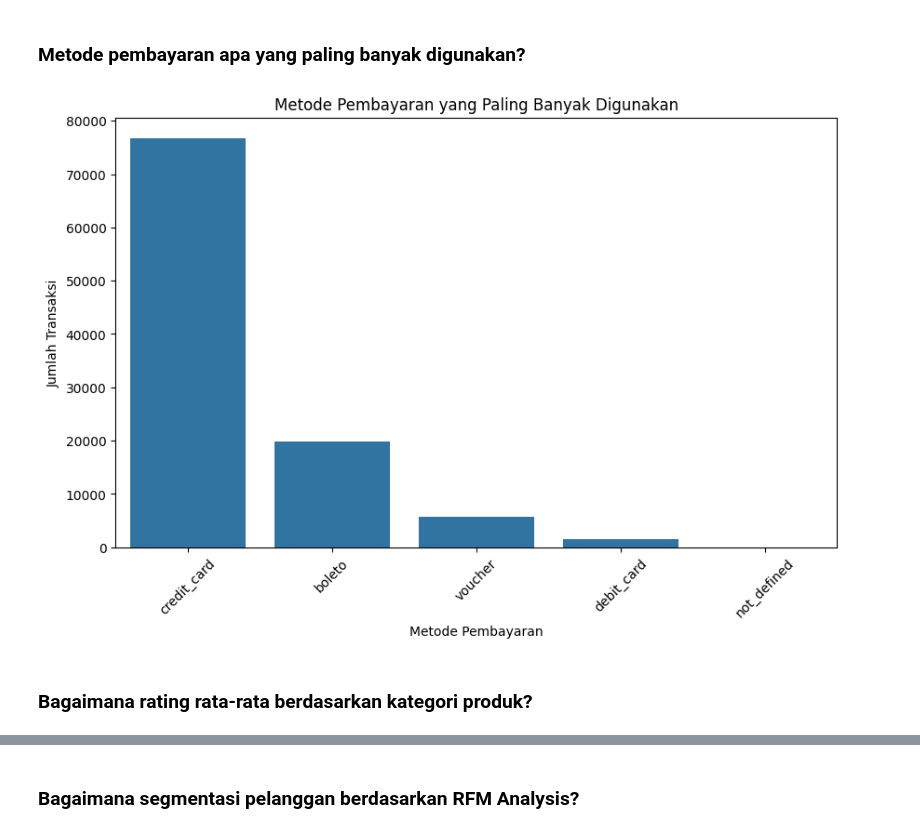
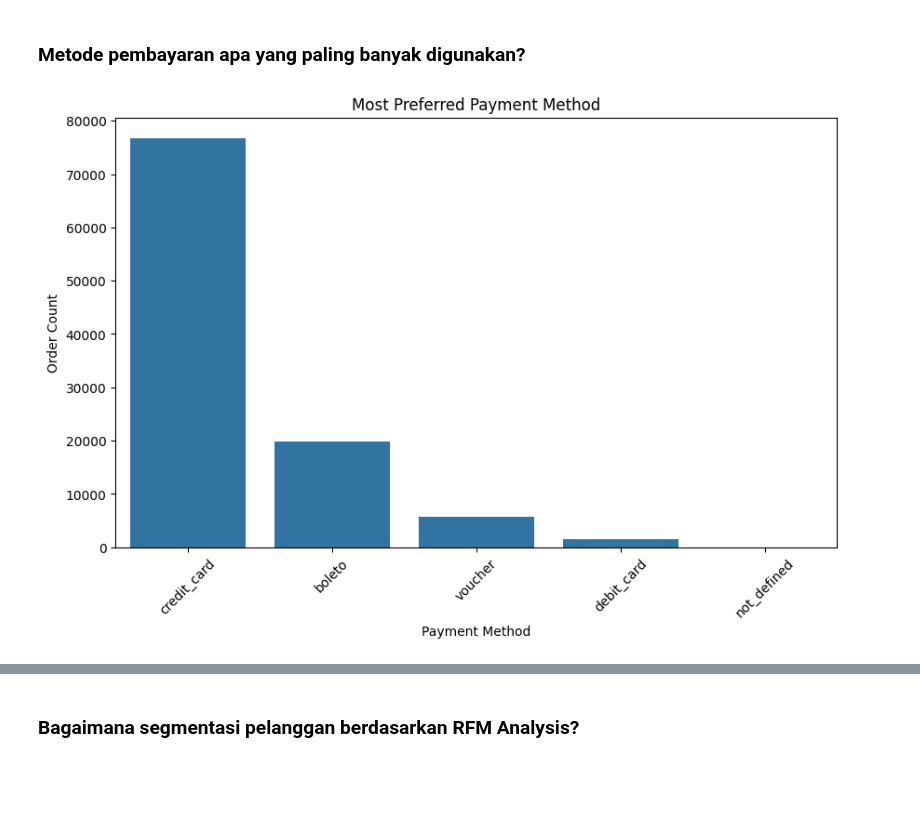
Before and after one commit to ahmadzkh/ecommerce_zaky, a Jupyter notebook: notebook_zaky.ipynb, the cells around one changed output, grey strips where cells are left out. Cells and saved outputs as stored; diff of their text form; code cells hidden in the pictures; blank space fills up the shorter version.

```diff
--- a/notebook_zaky.ipynb
+++ b/notebook_zaky.ipynb
@@ -1133,15 +940,12 @@ plt.show()
 # %%
 payment_counts = order_payments['payment_type'].value_counts()
 
-# Visualisasi metode pembayaran yang paling banyak digunakan menggunakan Seaborn
 plt.figure(figsize=(10, 6))
 sns.countplot(x='payment_type', data=order_payments, order=payment_counts.index)
-plt.title('Metode Pembayaran yang Paling Banyak Digunakan')
-plt.xlabel('Metode Pembayaran')
-plt.ylabel('Jumlah Transaksi')
+plt.title('Most Preferred Payment Method')
+plt.xlabel('Payment Method')
+plt.ylabel('Order Count')
 plt.xticks(rotation=45)
 plt.show()
 # %% [output]
-[figure, old version]
+[figure, new version]
-# %% [markdown]
-### Bagaimana rating rata-rata berdasarkan kategori produk?
```
Also changed, not shown: parts of 41 cells of this notebook.
